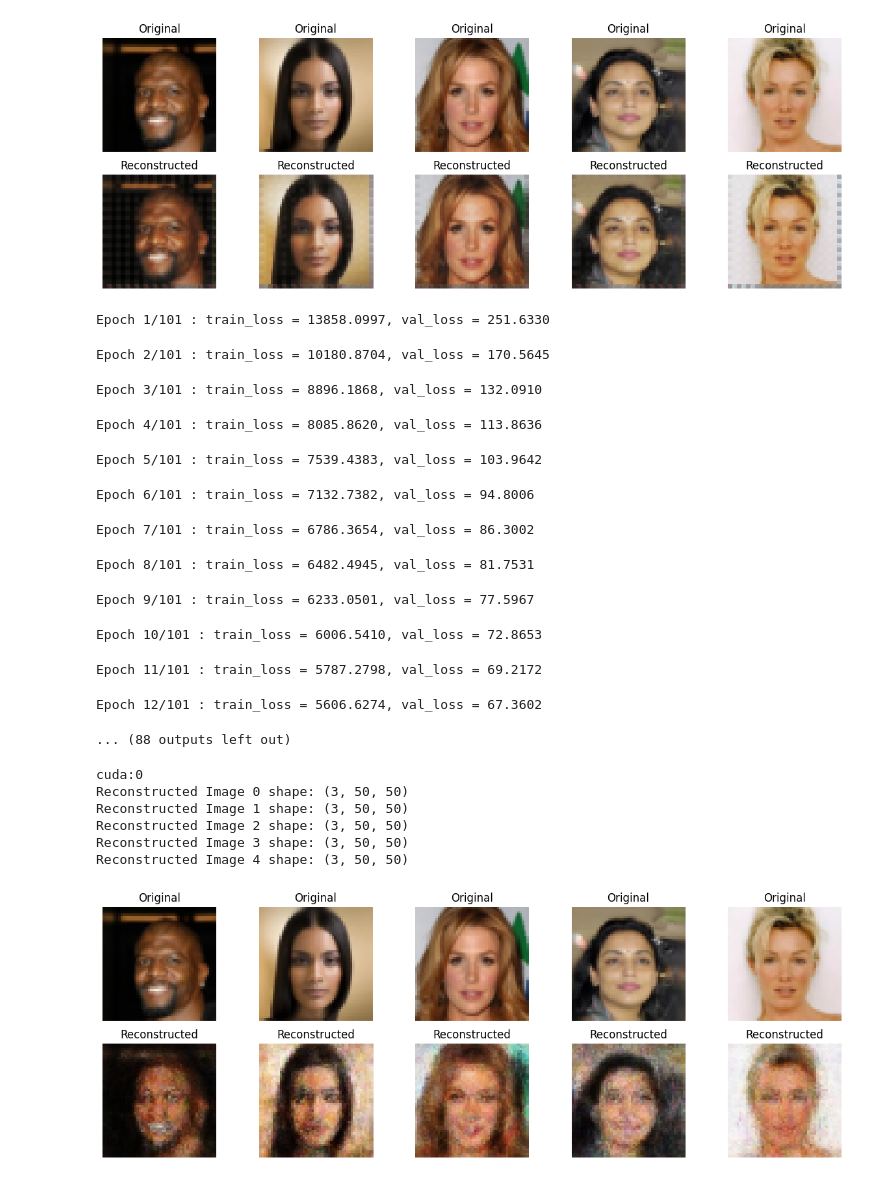
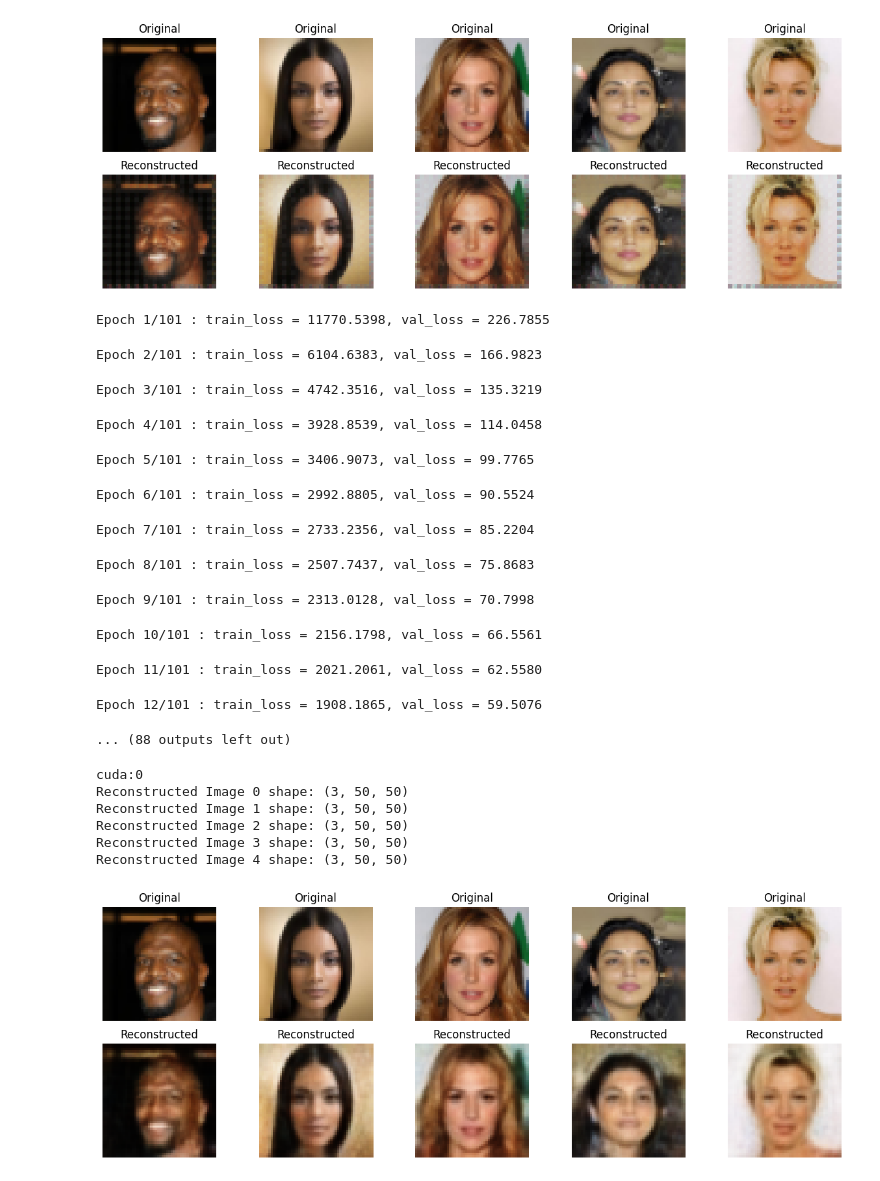
Before and after one commit to OmarFaig/VAE_vs_GAN, a Jupyter notebook: main.ipynb, the cells around one changed output. Drawn from its saved outputs; the diff is of its cells as text; code cells hidden in the pictures.

```diff
--- a/main.ipynb
+++ b/main.ipynb
@@ -275,36 +278,36 @@ class VAE(nn.Module):
     def __init__(self):
         super(VAE, self).__init__()
         self.encoder = nn.Sequential(
-            nn.Conv2d(in_channels = 3 , out_channels = 256, kernel_size = 2 ,stride = 2),
+            nn.Conv2d(in_channels = 3 , out_channels = 256, kernel_size = 2 ,stride = 2,bias=False),
            # nn.BatchNorm2d(256),
-            nn.LeakyReLU(0.2,inplace=True),# possibly add max pooling
+            nn.LeakyReLU(0.1,inplace=True),# possibly add max pooling
             #nn.Dropout(0.25),
-            nn.Conv2d(in_channels = 256,out_channels = 512, kernel_size = 2, stride = 2),
+            nn.Conv2d(in_channels = 256,out_channels = 512, kernel_size = 2, stride = 2,bias=False),
             #nn.BatchNorm2d(512),
-            nn.LeakyReLU(0.2,inplace=True),# possibly add max pooling
+            nn.LeakyReLU(0.1,inplace=True),# possibly add max pooling
            # nn.Dropout(0.25),
         )
         self.decoder = nn.Sequential(
-            nn.ConvTranspose2d(in_channels = 512,out_channels=256,kernel_size=3,stride=2),
+            nn.ConvTranspose2d(in_channels = 512,out_channels=256,kernel_size=3,stride=2,bias=False),
           #  nn.BatchNorm2d(256),
-            nn.LeakyReLU(0.2,inplace=True),# possibly add max pooling
+            nn.LeakyReLU(0.1,inplace=True),# possibly add max pooling
            # nn.Dropout(0.25),
-            nn.ConvTranspose2d(in_channels = 256 , out_channels = 3 ,kernel_size=2,stride =2),
+            nn.ConvTranspose2d(in_channels = 256 , out_channels = 3 ,kernel_size=2,stride =2,bias=False),
             nn.Sigmoid()# possibly add max pooling
         )
 
         # latent mean and variance
    # Latent space
-        self.fc1 = nn.Linear(512*12*12, 256)  # Map to latent mean
-        self.fc2 = nn.Linear(512*12*12, 256)  # Map to latent logvar
-        self.fc3 = nn.Linear(256, 512*12*12)  # Map back from latent space to decoder input
+        self.fc1 = nn.Linear(512*12*12, 512)  # Map to latent mean
+        self.fc2 = nn.Linear(512*12*12, 512)  # Map to latent logvar
+        self.fc3 = nn.Linear(512, 512*12*12)  # Map back from latent space to decoder input
         self.apply(self.init_weights)
 
     @staticmethod
     def init_weights(m):
         if isinstance(m, nn.Linear):
             nn.init.xavier_uniform_(m.weight)
-            m.bias.data.fill_(0.01)
+            m.bias.data.fill_(0.1)
     def encode(self, x):
         x = self.encoder(x)
         x = x.view(x.size(0), -1)  # Flatten for the linear layers
@@ -328,6 +331,7 @@ class VAE(nn.Module):
 
 
     def forward(self, x):
+        #x=self.encode(x)
         mean, logvar = self.encode(x)
         z = self.reparameterization(mean, logvar)
         x_hat = self.decode(z)
@@ -345,36 +349,36 @@ vae = VAE()  # Assuming you have this class defined
 utils.train_autoencoder(vae, train_data, val_data, device, epochs=101, lr=1e-4,
                         ckpt_dir="human_face_generation_split", arch_name="vae", loss_fn="vae")
 # %% [output]
-Epoch 1/101 : train_loss = 13858.0997, val_loss = 251.6330
+Epoch 1/101 : train_loss = 11770.5398, val_loss = 226.7855
-Epoch 2/101 : train_loss = 10180.8704, val_loss = 170.5645
+Epoch 2/101 : train_loss = 6104.6383, val_loss = 166.9823
-Epoch 3/101 : train_loss = 8896.1868, val_loss = 132.0910
+Epoch 3/101 : train_loss = 4742.3516, val_loss = 135.3219
-Epoch 4/101 : train_loss = 8085.8620, val_loss = 113.8636
+Epoch 4/101 : train_loss = 3928.8539, val_loss = 114.0458
-Epoch 5/101 : train_loss = 7539.4383, val_loss = 103.9642
+Epoch 5/101 : train_loss = 3406.9073, val_loss = 99.7765
-Epoch 6/101 : train_loss = 7132.7382, val_loss = 94.8006
+Epoch 6/101 : train_loss = 2992.8805, val_loss = 90.5524
-Epoch 7/101 : train_loss = 6786.3654, val_loss = 86.3002
+Epoch 7/101 : train_loss = 2733.2356, val_loss = 85.2204
-Epoch 8/101 : train_loss = 6482.4945, val_loss = 81.7531
+Epoch 8/101 : train_loss = 2507.7437, val_loss = 75.8683
-Epoch 9/101 : train_loss = 6233.0501, val_loss = 77.5967
+Epoch 9/101 : train_loss = 2313.0128, val_loss = 70.7998
-Epoch 10/101 : train_loss = 6006.5410, val_loss = 72.8653
+Epoch 10/101 : train_loss = 2156.1798, val_loss = 66.5561
-Epoch 11/101 : train_loss = 5787.2798, val_loss = 69.2172
+Epoch 11/101 : train_loss = 2021.2061, val_loss = 62.5580
-Epoch 12/101 : train_loss = 5606.6274, val_loss = 67.3602
+Epoch 12/101 : train_loss = 1908.1865, val_loss = 59.5076
 ... (88 outputs left out)
 # %%
 vae = VAE()
 #optimizer = torch.optim.Adam(vae.parameters(), lr=1e-4)
-checkpoint = torch.load("human_face_generation_split/20240904_211801_vae/checkpoint_epoch_101.pt", weights_only=True)
+checkpoint = torch.load("human_face_generation_split/20240904_231525_vae/checkpoint_epoch_101.pt", weights_only=True)
 vae.load_state_dict(checkpoint['state_dict'])
 #optimizer.load_state_dict(checkpoint['optimizer_state_dict'])
 #epoch torchvision.ckpoint['epoch']
 #loss = checkpoint['train_loss']
 #linear_auto.eval()
 device = torch.device("cuda:0" if torch.cuda.is_available() else "cpu")
 print(device)
 utils.plot_original_and_reconstructed(vae, show_data,device, num_images=5)
 # %% [output]
 cuda:0
 Reconstructed Image 0 shape: (3, 50, 50)
 Reconstructed Image 1 shape: (3, 50, 50)
 Reconstructed Image 2 shape: (3, 50, 50)
 Reconstructed Image 3 shape: (3, 50, 50)
 Reconstructed Image 4 shape: (3, 50, 50)
-[figure, old version]
+[figure, new version]
```
Also changed, not shown: parts of 5 cells of this notebook.
